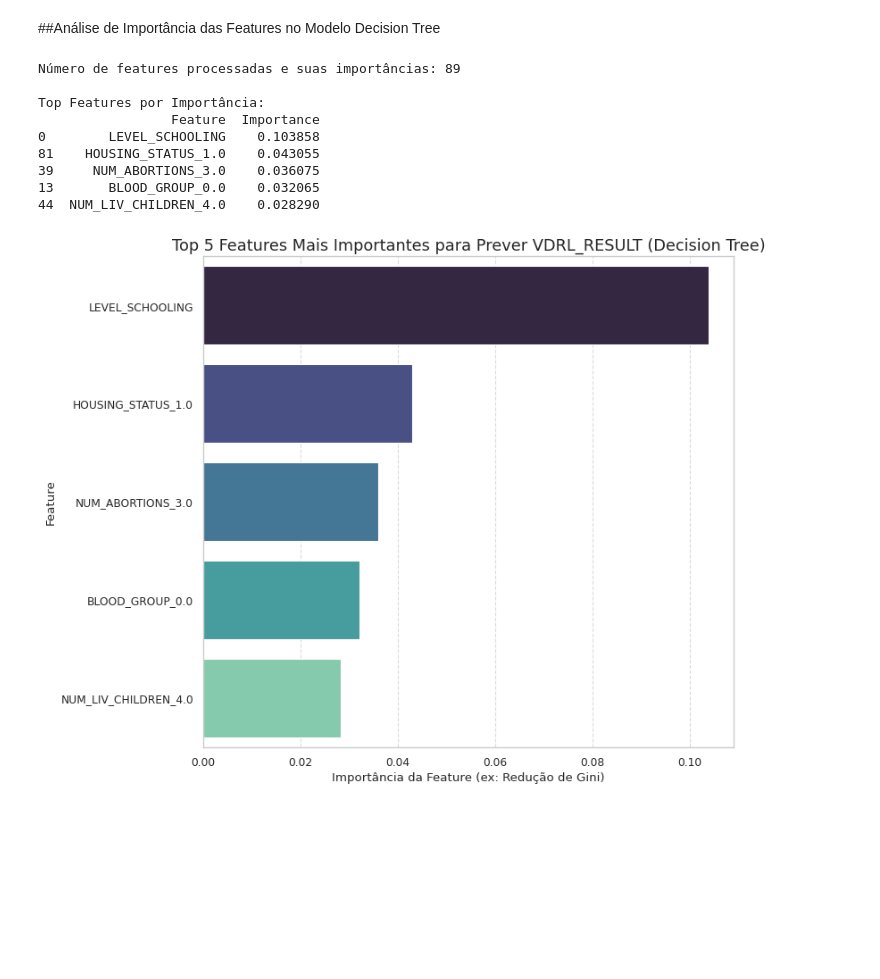
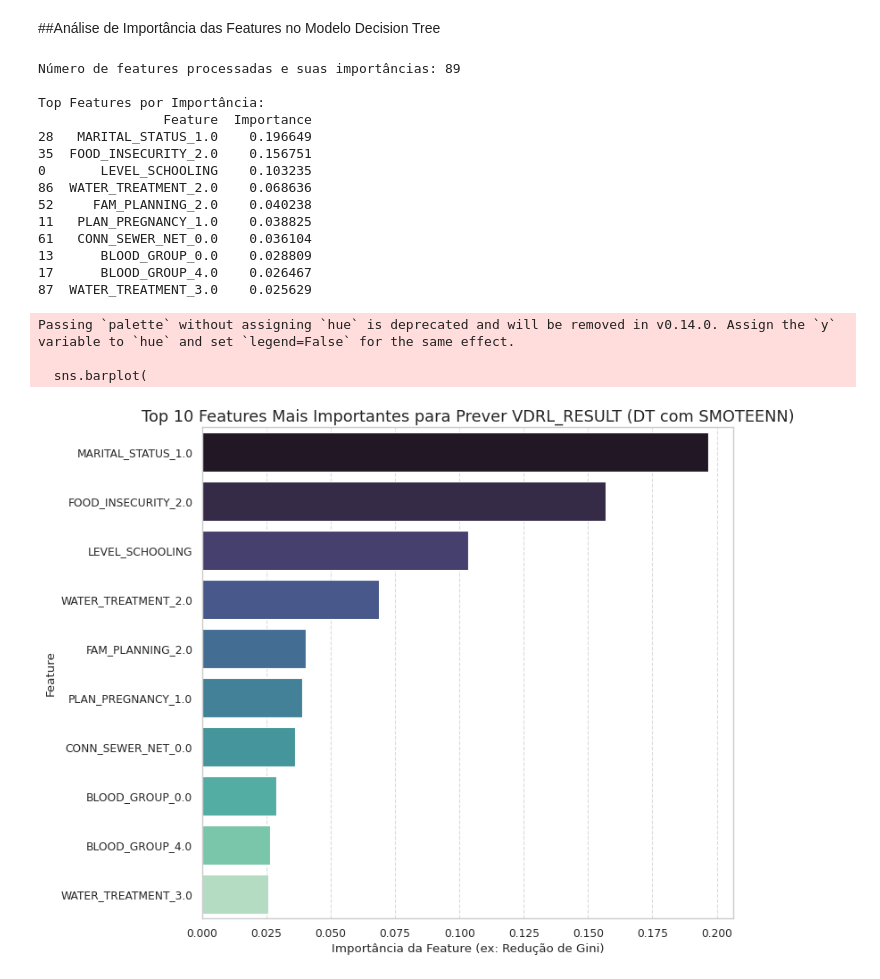
Before and after one commit to anabxalves/syphilis-ml, a Jupyter notebook: av2ml.ipynb, the cells around one changed output. Saved outputs shown, nothing was run; the diff lists cells and outputs as text; code cells hidden in the pictures; blank space fills up the shorter version.

```diff
--- a/av2ml.ipynb
+++ b/av2ml.ipynb
@@ -284,0 +331,11 @@ Root Mean Squared Error (RMSE): 4.1631
+# %%
+perceptron_pipeline = ImbPipeline(steps=[
+    ('preprocessor', preprocessor),
+    ('classifier', Perceptron(max_iter=1000, random_state=42))
+])
+
+perceptron_pipeline.fit(X_train_class, y_train_class)
+y_pred_perceptron = perceptron_pipeline.predict(X_test_class)
+
+print("🔍 Relatório de Classificação (Perceptron):")
+print(classification_report(y_test_class, y_pred_perceptron))
@@ -284,0 +352,11 @@ Root Mean Squared Error (RMSE): 4.1631
+# %%
+knn_pipeline = ImbPipeline(steps=[
+    ('preprocessor', preprocessor),
+    ('classifier', KNeighborsClassifier(n_neighbors=5))
+])
+
+knn_pipeline.fit(X_train_class, y_train_class)
+y_pred_knn = knn_pipeline.predict(X_test_class)
+
+print("🔍 Relatório de Classificação (KNN):")
+print(classification_report(y_test_class, y_pred_knn))
@@ -346,12 +428,19 @@ Comparativo AUC-ROC (Decision Tree):
 ##Análise de Importância das Features no Modelo Decision Tree
 # %%
 try:
-    classifier_step = model_class_dt.named_steps['classifier']
-    preprocessor_step = model_class_dt.named_steps['preprocessor']
+    model_class_resampled_dt
+
+    classifier_step = model_class_resampled_dt.named_steps['classifier']
+    preprocessor_step = model_class_resampled_dt.named_steps['preprocessor']
 except AttributeError:
-    print("Erro: O pipeline 'model_class_dt' ou seus steps não foram encontrados.")
-    print("Certifique-se de que a célula com o treinamento do DecisionTreeClassifier (Célula 7) foi executada.")
+    print(f"Erro: O pipeline '{model_class_resampled_dt}' ou seus steps não foram encontrados.")
+    print("Certifique-se de que a célula com o treinamento do DecisionTreeClassifier correspondente foi executada com sucesso.")
     raise
+except NameError:
+    print(f"Erro: A variável do modelo escolhido para análise não foi definida.")
+    print("Certifique-se de que a célula com o treinamento do DecisionTreeClassifier correspondente foi executada com sucesso.")
+    raise
+
 
 importances = classifier_step.feature_importances_
 
@@ -365,42 +454,48 @@ processed_feature_names = list(num_feature_names) + list(cat_feature_names_ohe)
 if len(importances) != len(processed_feature_names):
     print(f"Alerta! O número de importâncias ({len(importances)}) não corresponde ao número de nomes de features processadas ({len(processed_feature_names)}).")
     print("Verifique a ordem e a definição das colunas no ColumnTransformer e nas listas numerical_cols_X/categorical_cols_X.")
 else:
     print(f"Número de features processadas e suas importâncias: {len(processed_feature_names)}")
 
     feature_importance_df = pd.DataFrame({
         'Feature': processed_feature_names,
         'Importance': importances
     })
 
     feature_importance_df = feature_importance_df.sort_values(by='Importance', ascending=False)
 
     print("\nTop Features por Importância:")
-    print(feature_importance_df.head(5))
+    print(feature_importance_df.head(10))
 
     plt.figure(figsize=(10, 8))
     sns.barplot(
         x='Importance',
         y='Feature',
-        data=feature_importance_df.head(5),
-        hue='Feature',
+        data=feature_importance_df.head(10),
         palette='mako',
-        legend=False
     )
-    plt.title('Top 5 Features Mais Importantes para Prever VDRL_RESULT (Decision Tree)', fontsize=16)
+    plt.title(f'Top 10 Features Mais Importantes para Prever VDRL_RESULT (DT com {type(model_class_resampled_dt.named_steps["resampler"]).__name__ if "resampler" in model_class_resampled_dt.named_steps else "sem reamostragem"})', fontsize=16)
     plt.xlabel('Importância da Feature (ex: Redução de Gini)', fontsize=12)
     plt.ylabel('Feature', fontsize=12)
     plt.grid(axis='x', linestyle='--', alpha=0.7)
     plt.tight_layout()
     plt.show()
 # %% [output]
 Número de features processadas e suas importâncias: 89
 
 Top Features por Importância:
-                 Feature  Importance
-0        LEVEL_SCHOOLING    0.103858
-81    HOUSING_STATUS_1.0    0.043055
-39     NUM_ABORTIONS_3.0    0.036075
-13       BLOOD_GROUP_0.0    0.032065
-44  NUM_LIV_CHILDREN_4.0    0.028290
+                Feature  Importance
+28   MARITAL_STATUS_1.0    0.196649
+35  FOOD_INSECURITY_2.0    0.156751
+0       LEVEL_SCHOOLING    0.103235
+86  WATER_TREATMENT_2.0    0.068636
+52     FAM_PLANNING_2.0    0.040238
+11   PLAN_PREGNANCY_1.0    0.038825
+61   CONN_SEWER_NET_0.0    0.036104
+13      BLOOD_GROUP_0.0    0.028809
+17      BLOOD_GROUP_4.0    0.026467
+87  WATER_TREATMENT_3.0    0.025629
+Passing `palette` without assigning `hue` is deprecated and will be removed in v0.14.0. Assign the `y` variable to `hue` and set `legend=False` for the same effect.
+
+  sns.barplot(
-[figure, old version]
+[figure, new version]
```
Also changed, not shown: parts of 13 cells of this notebook.
